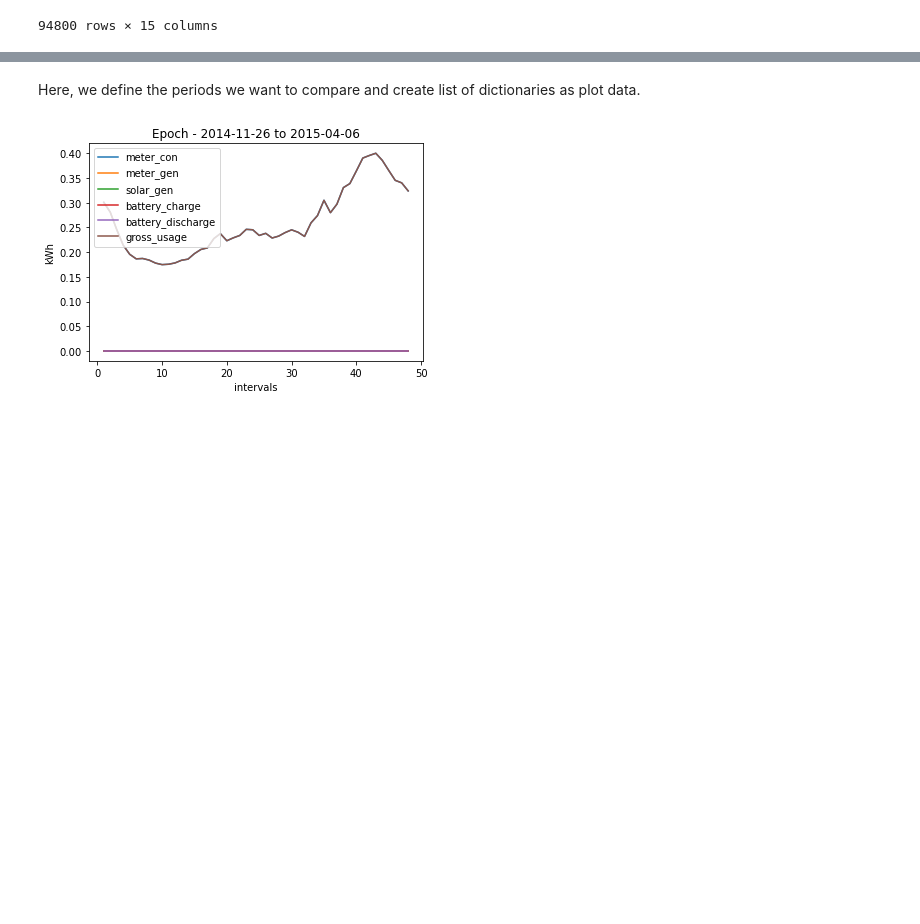
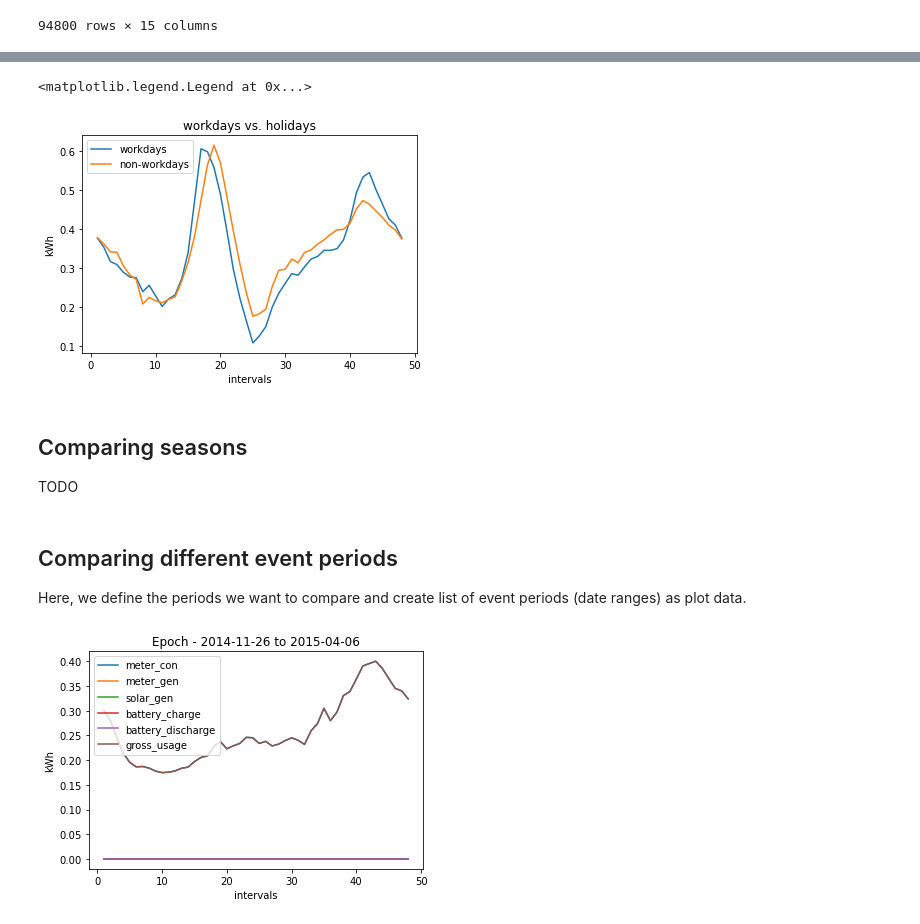
Before and after one commit to tommyli/home-energy, a Jupyter notebook: notebooks/dailies.ipynb, the cells around one changed output, grey strips where cells are left out. Saved outputs shown, nothing was run; the diff lists cells and outputs as text; code cells hidden in the pictures; blank space fills up the shorter version.

Commit message:
feat: Implemented comparison of workdays vs. non-workdays daily profiles

```diff
--- a/notebooks/dailies.ipynb
+++ b/notebooks/dailies.ipynb
@@ -139,5 +155,39 @@ df_energy
+# %%
+vic_cal = VicHolidayCalendar()
+holidays = pd.to_datetime(list(flatten([[date for date, name in vic_cal.holidays(year)] for year in range(2000, datetime.now().year)])))
+holidays_mask = df_energy.index.isin(holidays)
+weekend_mask = df_energy.index.dayofweek.isin([5, 6])
+non_workday_mask = holidays_mask | weekend_mask
+df_non_workdays = df_energy.loc[non_workday_mask]
+df_workdays = df_energy.loc[~non_workday_mask]
+
+df_workdays_hh_mean = df_workdays.groupby(['interval']).agg(
+    gross_usage_kwh=pd.NamedAgg(column='gross_usage_kwh', aggfunc='mean'),
+)
+df_non_workdays_hh_mean = df_non_workdays.groupby(['interval']).agg(
+    gross_usage_kwh=pd.NamedAgg(column='gross_usage_kwh', aggfunc='mean'),
+)
+
+title = 'workdays vs. holidays'
+x = np.linspace(1, 48, num=48)
+fig, axes = plt.subplots()
+axes.plot(x, df_workdays_hh_mean['gross_usage_kwh'], label='workdays')
+axes.plot(x, df_non_workdays_hh_mean['gross_usage_kwh'], label='non-workdays')
+axes.set_xlabel('intervals')
+axes.set_ylabel('kWh')
+axes.set_title(title)
+axes.legend()
+# %% [output]
+<matplotlib.legend.Legend at 0x...>
+[figure, added]
+# %% [markdown]
+## Comparing seasons
+
+TODO
 # %% [markdown]
-Here, we define the periods we want to compare and create list of dictionaries as plot data.
+## Comparing different event periods
+
+Here, we define the periods we want to compare and create list of event periods (date ranges) as plot data.
 # %%
 periods = [
     {'name': 'Epoch', 'actual_start': '2014-11-26', 'actual_end': '2015-04-06'},
```
Also changed, not shown: parts of 5 cells of this notebook.
